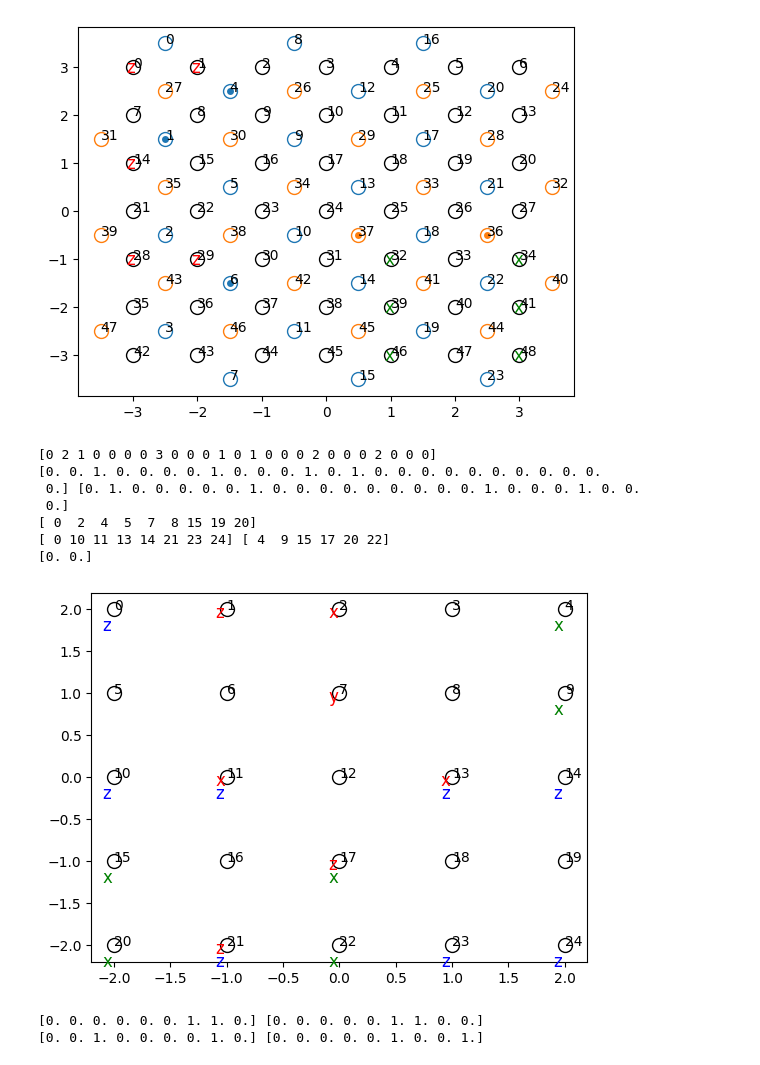
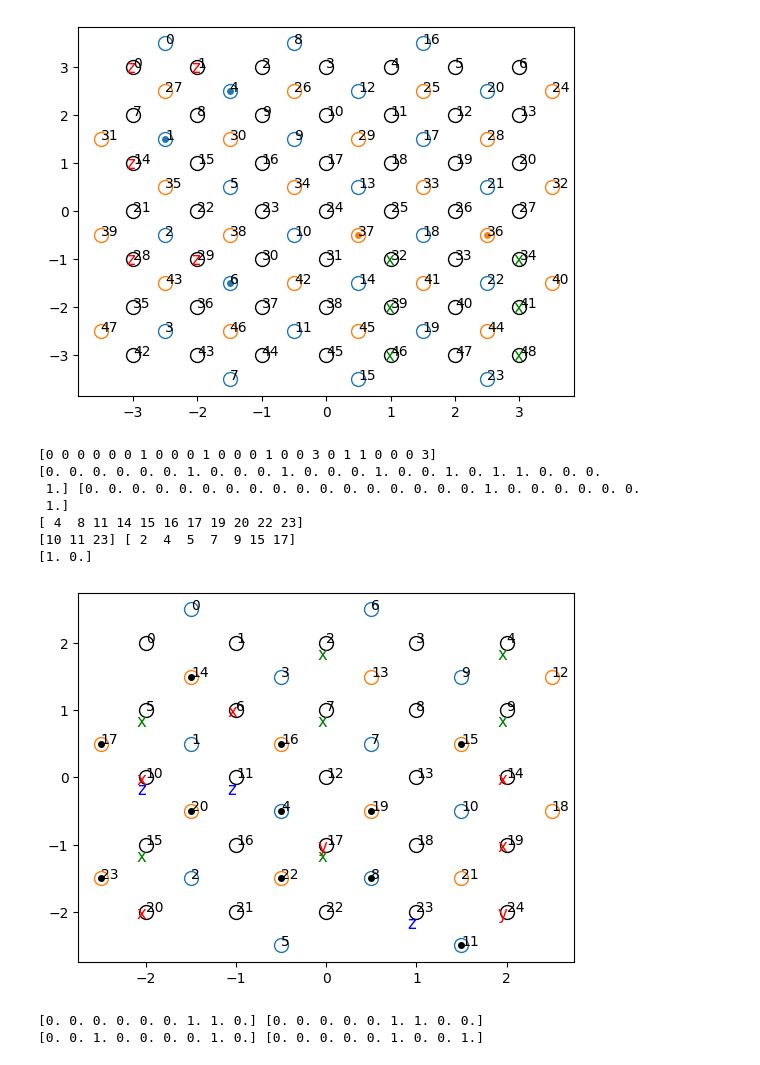
Before and after one commit to hassan-shap/MLqec, a Jupyter notebook: sc_simple_decoder.ipynb, the cells around one changed output. Drawn from its saved outputs; the diff is of its cells as text; code cells hidden in the pictures.

```diff
--- a/sc_simple_decoder.ipynb
+++ b/sc_simple_decoder.ipynb
@@ -116,7 +158,7 @@ def plotter(idx_list, color, marker="o"):
 # %%
-d = 7
-q_list, sx_list, sz_list = idx_to_coord(d)
-plotter(q_list,"k")
+d = 5
+sx_list, sz_list = idx_to_coord_train(d)
+# plotter(q_list,"k")
 plotter(sx_list,"C0")
 plotter(sz_list,"C1")
 # plotter(sz_list)
@@ -124,0 +167,14 @@ plotter(sz_list,"C1")
+# %%
+import torch
+pos_x = torch.zeros(d**2-1)
+pos_y = torch.zeros(d**2-1)
+for idx in range((d**2-1)//2):
+    pos_x[idx]= sx_list[f"{idx}"][0]
+    pos_y[idx]= sx_list[f"{idx}"][1]
+
+for idx in range((d**2-1)//2,d**2-1):
+    pos_x[idx]= sz_list[f"{idx}"][0]
+    pos_y[idx]= sz_list[f"{idx}"][1]
+
+print(pos_x)
+print(pos_y)
@@ -308,8 +369,8 @@ for r in [-1,1]:
 
 q_list, sx_list, sz_list = idx_to_coord(d)
 plotter(q_list,color="k")
-# plotter(sx_list,color="C0")
-# plotter(sz_list,color="C1")
+plotter(sx_list,color="C0")
+plotter(sz_list,color="C1")
 
 s_mat = np.zeros(((d**2-1), 2*d**2))
 for sx in sx_list:
@@ -365,45 +426,44 @@ err_vec[d**2 + y_err] = 1
 
 comm_mat = np.kron([[0,1],[1,0]],np.eye(d**2))
 print(err_vec[:d**2],err_vec[d**2:])
 # err_vec = np.zeros(2*d**2)
 syndrome = (s_mat@ (comm_mat @err_vec)) % 2
 # # synd_x_inds = np.argwhere(syndrome_x_orig > 0)
 print(np.argwhere(syndrome>0)[:,0])
 active_syndrome_idx = np.argwhere(syndrome>0)[:,0]
 
 s_list = sx_list | sz_list
-# active_syndrome =
-# for idx in (active_syndrome_idx):
-#     x, y = s_list[f"{idx}"]
-#     plt.plot(x,y,"ko",markersize=4,markerfacecolor="black")
+for idx in (active_syndrome_idx):
+    x, y = s_list[f"{idx}"]
+    plt.plot(x,y,"ko",markersize=4,markerfacecolor="black")
 #     # plt.text(x,y,idx)
 
 recovery_x, recovery_z = decoder(d, active_syndrome_idx)
 print(recovery_x, recovery_z)
 for qubit in recovery_x:
     x,y = q_list[f"{qubit}"]
     plt.text(x-0.1,y-0.25,"z",fontsize=12, color="blue")
 
 for qubit in recovery_z:
     x,y = q_list[f"{qubit}"]
     plt.text(x-0.1,y-0.25,"x",fontsize=12, color="green")
 
 err_rec = np.copy(err_vec)
 err_rec[recovery_z] += 1
 err_rec[d**2 + recovery_x] += 1
 err_rec %= 2
 
 logical_err = logicals@ (comm_mat @ err_rec) % 2
 print(logical_err)
 # %% [output]
-[0 2 1 0 0 0 0 3 0 0 0 1 0 1 0 0 0 2 0 0 0 2 0 0 0]
-[0. 0. 1. 0. 0. 0. 0. 1. 0. 0. 0. 1. 0. 1. 0. 0. 0. 0. 0. 0. 0. 0. 0. 0.
- 0.] [0. 1. 0. 0. 0. 0. 0. 1. 0. 0. 0. 0. 0. 0. 0. 0. 0. 1. 0. 0. 0. 1. 0. 0.
- 0.]
-[ 0  2  4  5  7  8 15 19 20]
-[ 0 10 11 13 14 21 23 24] [ 4  9 15 17 20 22]
-[0. 0.]
+[0 0 0 0 0 0 1 0 0 0 1 0 0 0 1 0 0 3 0 1 1 0 0 0 3]
+[0. 0. 0. 0. 0. 0. 1. 0. 0. 0. 1. 0. 0. 0. 1. 0. 0. 1. 0. 1. 1. 0. 0. 0.
+ 1.] [0. 0. 0. 0. 0. 0. 0. 0. 0. 0. 0. 0. 0. 0. 0. 0. 0. 1. 0. 0. 0. 0. 0. 0.
+ 1.]
+[ 4  8 11 14 15 16 17 19 20 22 23]
+[10 11 23] [ 2  4  5  7  9 15 17]
+[1. 0.]
-[figure, old version]
+[figure, new version]
 # %%
 print(err_vec[:d**2],err_vec[d**2:])
 print(err_rec[:d**2],err_rec[d**2:])
```
Also changed, not shown: parts of 11 cells of this notebook, 17 other files.
